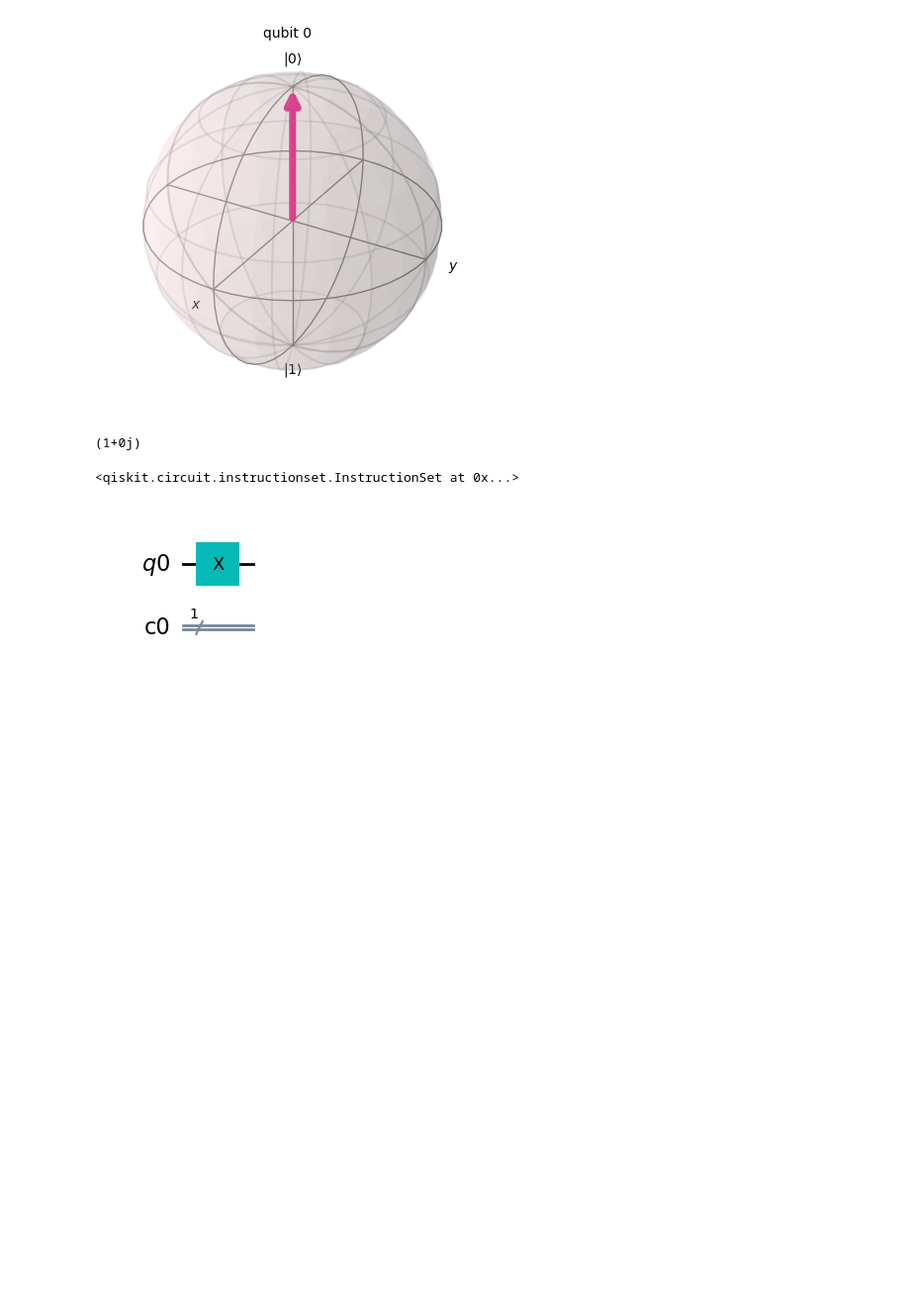
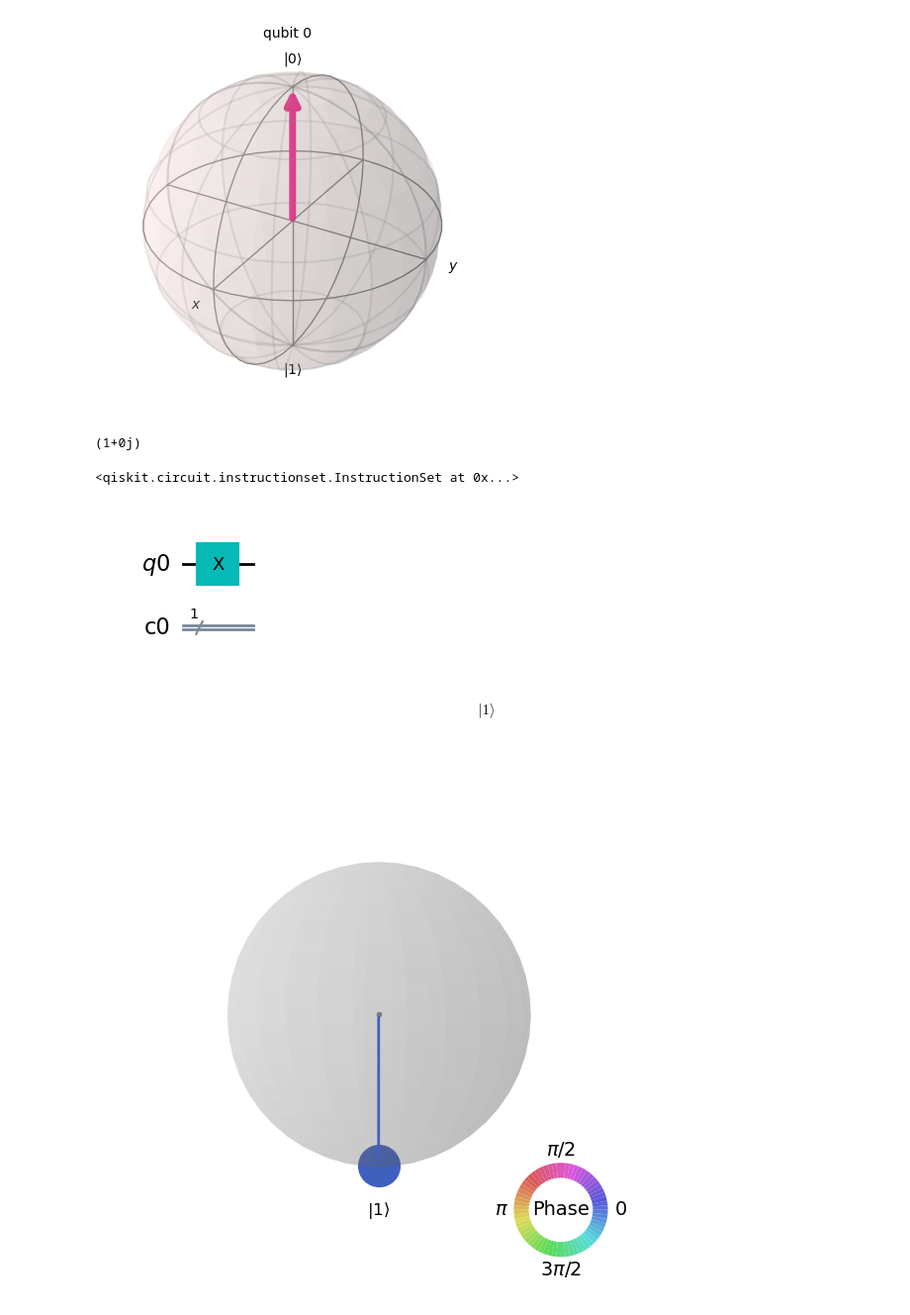
Before and after one commit to A-Hashemiann/Quantum_Information_Computation, a Jupyter notebook: Quantum_Computing/Pauli_X.ipynb, the cells around one changed output. Shown at 99% size. Drawn from its saved outputs; the diff is of its cells as text; code cells hidden in the pictures; blank space fills up the shorter version.

```diff
--- a/Quantum_Computing/Pauli_X.ipynb
+++ b/Quantum_Computing/Pauli_X.ipynb
@@ -66,3 +66,12 @@ qc.x(q[0])
 qc.draw('mpl')
 # %% [output]
 [figure]
+# %%
+psi2 = Statevector(qc)
+psi2.draw('latex')
+# %% [output]
+$$ |1\rangle$$
+# %%
+plot_state_qsphere(qc)
+# %% [output]
+[figure, added]
```
